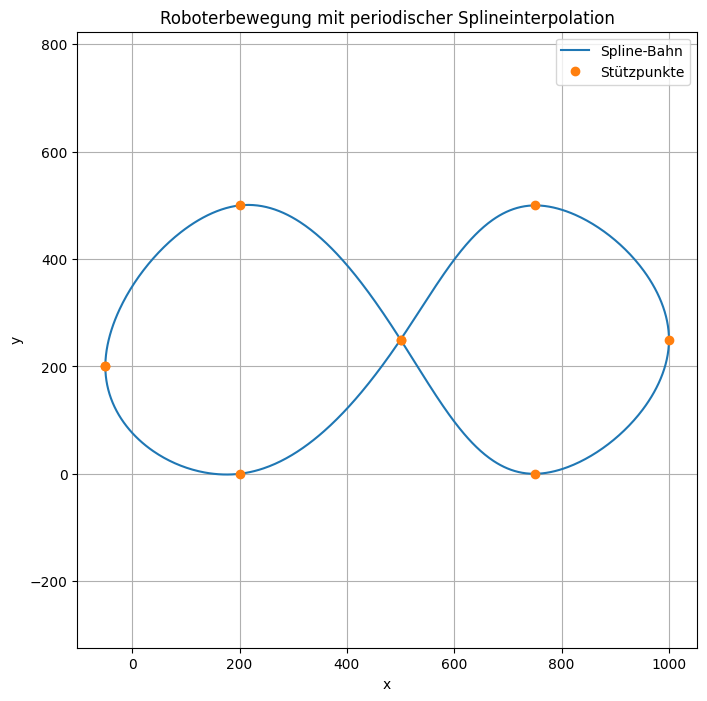
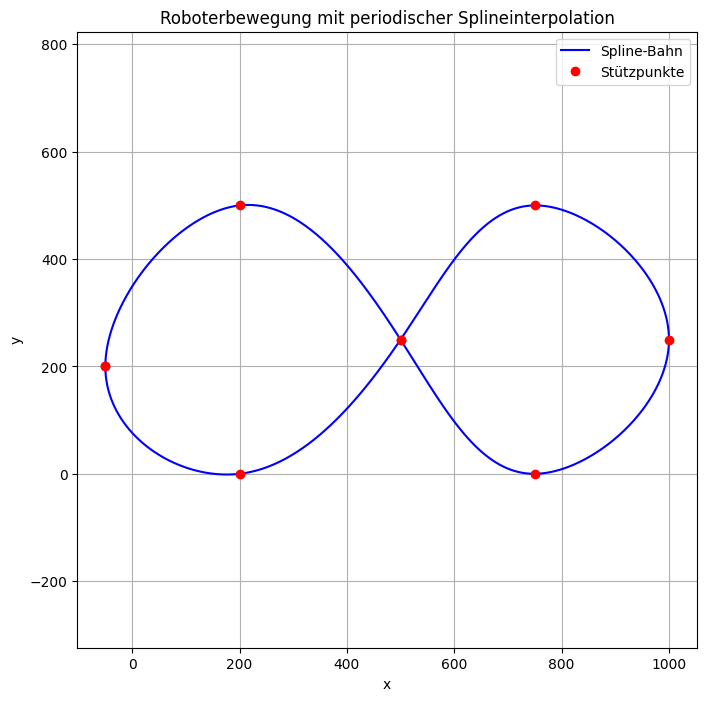
The change to this notebook cell's code, shown as a diff; its figure went from the first image to the second:
--- before
+++ after
@@ -1,33 +1,76 @@
+import numpy as np
+import matplotlib.pyplot as plt
+
 # Vorgabedaten
 t = np.array([0, 2, 4, 6, 8, 10, 12, 14, 16])
-
 x = np.array([-50, 200, 500, 750, 1000, 750, 500, 200, -50])
-
 y = np.array([200, 0, 250, 500, 250, 0, 250, 500, 200])
 
-# Periodische kubische Splines
-sx = CubicSpline(t, x, bc_type='periodic')
-sy = CubicSpline(t, y, bc_type='periodic')
+n = len(t)          
+h = t[1] - t[0]     
+N = n - 1           
 
-# Fein aufgelöste Zeitwerte
-t_fine = np.linspace(0, 16, 1000)
+# 1. Zyklische Gleichungsmatrix A aufbauen
+A = np.zeros((N, N))
+for i in range(N):
+    A[i, i] = 4.0                       
+    A[i, (i - 1) % N] = 1.0             
+    A[i, (i + 1) % N] = 1.0             
 
-# Interpolierte Kurve
-x_fine = sx(t_fine)
-y_fine = sy(t_fine)
+# 2. Rechte Vektoren b_x und b_y bestimmen
+b_x = np.zeros(N)
+b_y = np.zeros(N)
+for i in range(N):
+    b_x[i] = (6.0 / h**2) * (x[(i + 1) % N] - 2 * x[i] + x[(i - 1) % N])
+    b_y[i] = (6.0 / h**2) * (y[(i + 1) % N] - 2 * y[i] + y[(i - 1) % N])
+
+# 3. Gleichungssysteme für die Momente lösen
+m_x_indep = np.linalg.solve(A, b_x)
+m_y_indep = np.linalg.solve(A, b_y)
+
+# 4. Periodische Momentenvektoren komplettieren (m_last = m_first)
+m_x = np.zeros(n)
+m_x[:-1] = m_x_indep
+m_x[-1] = m_x_indep[0]
+
+m_y = np.zeros(n)
+m_y[:-1] = m_y_indep
+m_y[-1] = m_y_indep[0]
+
+# 5. Auswertung auf feinem Zeitgitter per Schleife
+t_fine = np.linspace(t[0], t[-1], 1000)
+x_fine = np.zeros_like(t_fine)
+y_fine = np.zeros_like(t_fine)
+
+for k in range(n - 1):
+    mask = (t_fine >= t[k]) & (t_fine <= t[k+1])
+    if k == n - 2:
+        mask = (t_fine >= t[k]) & (t_fine <= t[k+1] + 1e-5)
+        
+    tf_sub = t_fine[mask]
+    
+    # Interpolation für X-Werte
+    Ax = (m_x[k] / (6 * h)) * (t[k+1] - tf_sub)**3
+    Bx = (m_x[k+1] / (6 * h)) * (tf_sub - t[k])**3
+    Cx = (x[k] / h - (h * m_x[k]) / 6) * (t[k+1] - tf_sub)
+    Dx = (x[k+1] / h - (h * m_x[k+1]) / 6) * (tf_sub - t[k])
+    x_fine[mask] = Ax + Bx + Cx + Dx
+    
+    # Interpolation für Y-Werte
+    Ay = (m_y[k] / (6 * h)) * (t[k+1] - tf_sub)**3
+    By = (m_y[k+1] / (6 * h)) * (tf_sub - t[k])**3
+    Cy = (y[k] / h - (h * m_y[k]) / 6) * (t[k+1] - tf_sub)
+    Dy = (y[k+1] / h - (h * m_y[k+1]) / 6) * (tf_sub - t[k])
+    y_fine[mask] = Ay + By + Cy + Dy
 
 # Plot
 plt.figure(figsize=(8, 8))
-
-plt.plot(x_fine, y_fine, label='Spline-Bahn')
-plt.plot(x, y, 'o', label='Stützpunkte')
-
+plt.plot(x_fine, y_fine, 'b-', label='Spline-Bahn')
+plt.plot(x, y, 'ro', label='Stützpunkte')
 plt.xlabel('x')
 plt.ylabel('y')
 plt.title('Roboterbewegung mit periodischer Splineinterpolation')
-
 plt.axis('equal')
 plt.grid(True)
 plt.legend()
-
 plt.show()

Commit: total refactor W14